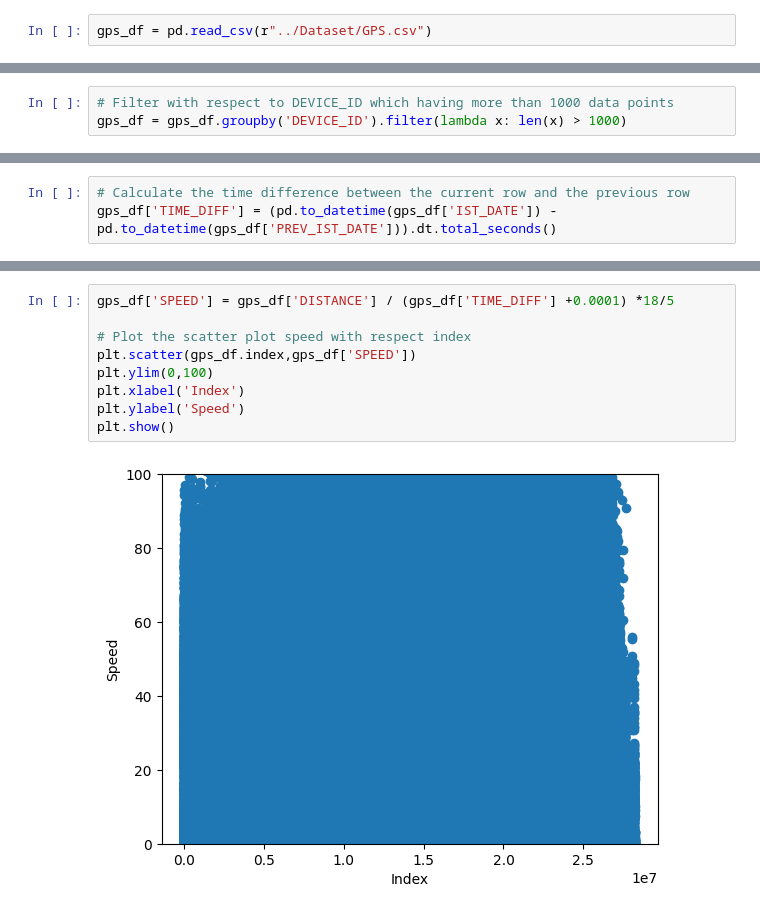
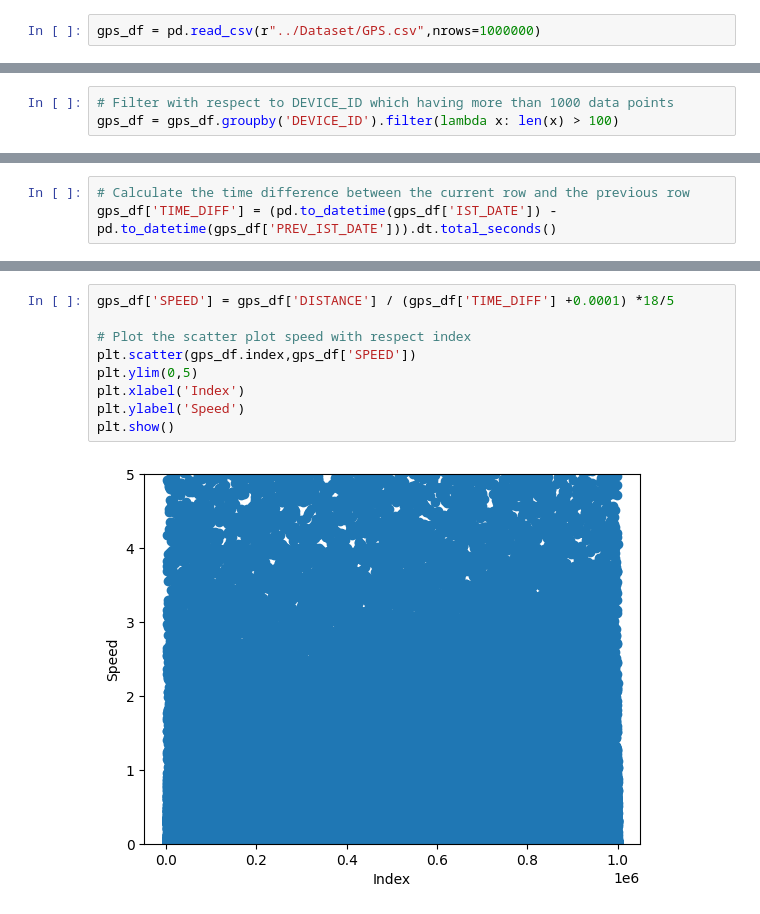
Before and after one commit to varun-1411/traffic_congestion_clustering, a Jupyter notebook: Notebooks/preprocessing.ipynb, the cells around one changed output, grey strips where cells are left out. Saved outputs shown, nothing was run; the diff lists cells and outputs as text.

```diff
--- a/Notebooks/preprocessing.ipynb
+++ b/Notebooks/preprocessing.ipynb
@@ -4,7 +11,7 @@ from haversine import haversine_vector, Unit
 # %%
 stops_df = pd.read_csv(r"../Dataset/bus_stop.csv")
 # %%
-gps_df = pd.read_csv(r"../Dataset/GPS.csv")
+gps_df = pd.read_csv(r"../Dataset/GPS.csv",nrows=1000000)
 # %%
 print(len(gps_df))
 gps_df.head()
@@ -53,7 +58,7 @@ Name: count, dtype: int64
 gps_df = gps_df[gps_df['YEAR'] == 2019]
 # %%
 # Filter with respect to DEVICE_ID which having more than 1000 data points
-gps_df = gps_df.groupby('DEVICE_ID').filter(lambda x: len(x) > 1000)
+gps_df = gps_df.groupby('DEVICE_ID').filter(lambda x: len(x) > 100)
 # %%
 # Sort the dataframe by DEVICE_ID and then by IST_DATE
 gps_df = gps_df.sort_values(by=['DEVICE_ID','IST_DATE'])
@@ -99,11 +103,11 @@ plt.show()
 # %%
 gps_df['SPEED'] = gps_df['DISTANCE'] / (gps_df['TIME_DIFF'] +0.0001) *18/5
 
 # Plot the scatter plot speed with respect index
 plt.scatter(gps_df.index,gps_df['SPEED'])
-plt.ylim(0,100)
+plt.ylim(0,5)
 plt.xlabel('Index')
 plt.ylabel('Speed')
 plt.show()
 # %% [output]
-[figure, old version]
+[figure, new version]
```
Also changed, not shown: parts of 38 cells of this notebook.
